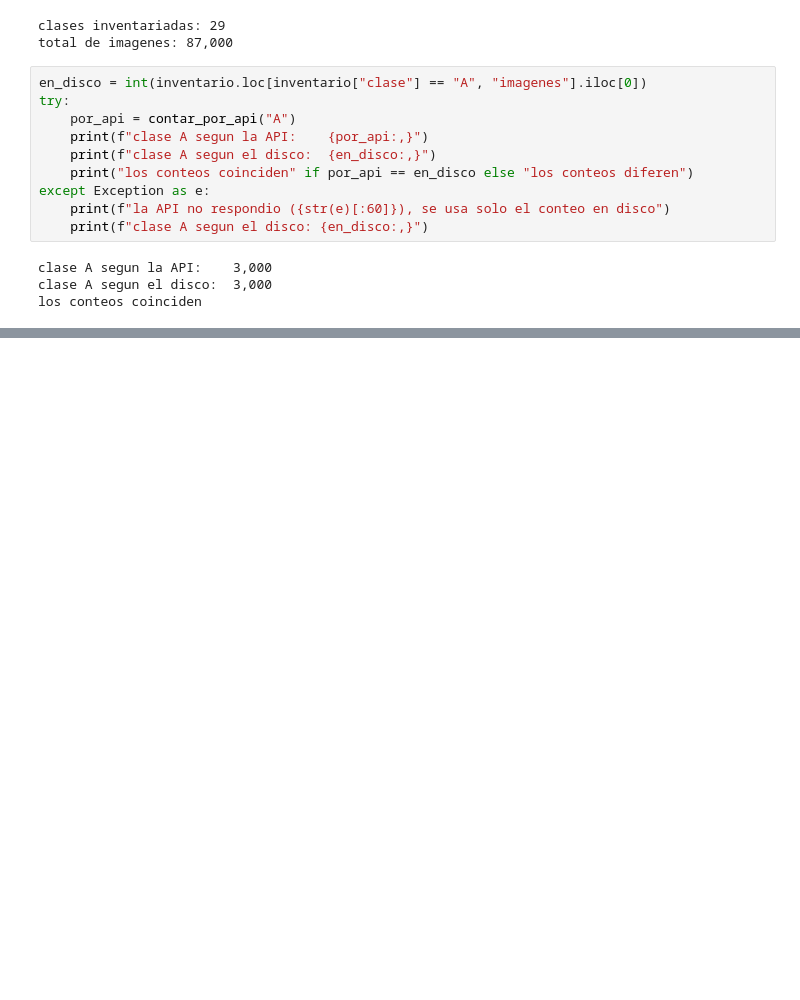
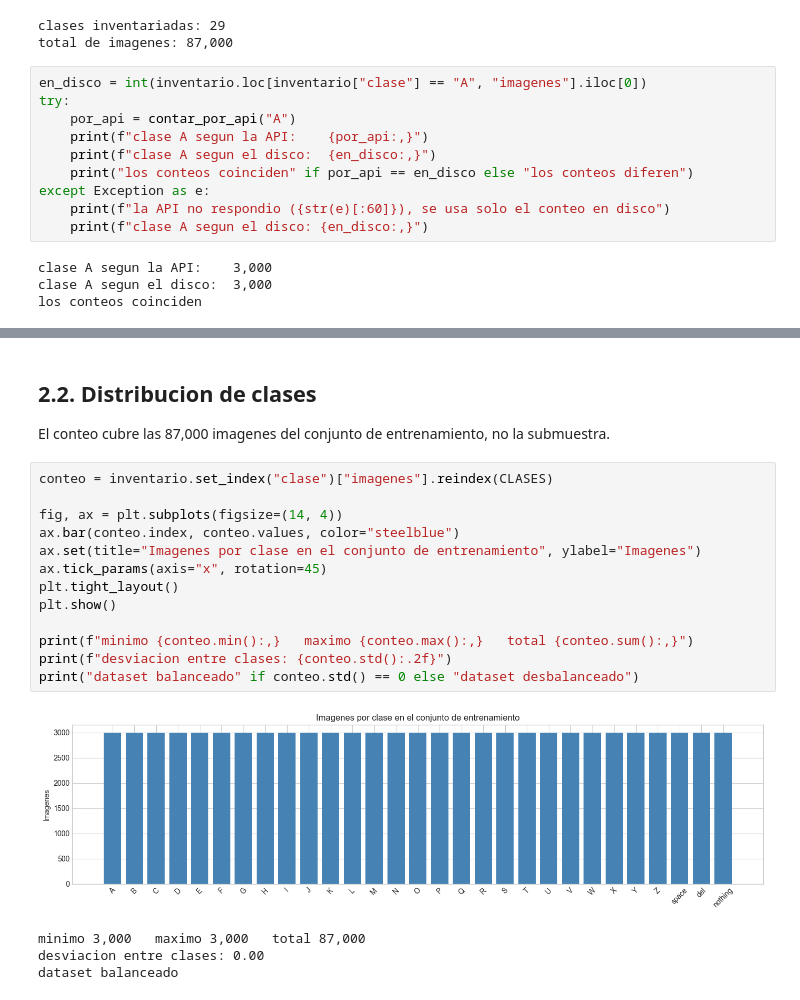
Before and after one commit to abbydoag/Labs_DataSci, a Jupyter notebook: Lab3/01_EDA.ipynb, the cells around one changed output, grey strips where cells are left out. Drawn from its saved outputs; the diff is of its cells as text; blank space fills up the shorter version.

```diff
--- a/Lab3/01_EDA.ipynb
+++ b/Lab3/01_EDA.ipynb
@@ -158,0 +215,23 @@ los conteos coinciden
+# %% [markdown]
+## 2.2. Distribucion de clases
+
+El conteo cubre las 87,000 imagenes del conjunto de entrenamiento, no la
+submuestra.
+# %%
+conteo = inventario.set_index("clase")["imagenes"].reindex(CLASES)
+
+fig, ax = plt.subplots(figsize=(14, 4))
+ax.bar(conteo.index, conteo.values, color="steelblue")
+ax.set(title="Imagenes por clase en el conjunto de entrenamiento", ylabel="Imagenes")
+ax.tick_params(axis="x", rotation=45)
+plt.tight_layout()
+plt.show()
+
+print(f"minimo {conteo.min():,}   maximo {conteo.max():,}   total {conteo.sum():,}")
+print(f"desviacion entre clases: {conteo.std():.2f}")
+print("dataset balanceado" if conteo.std() == 0 else "dataset desbalanceado")
+# %% [output]
+[figure, added]
+minimo 3,000   maximo 3,000   total 87,000
+desviacion entre clases: 0.00
+dataset balanceado
```
Also changed, not shown: parts of 7 cells of this notebook.
